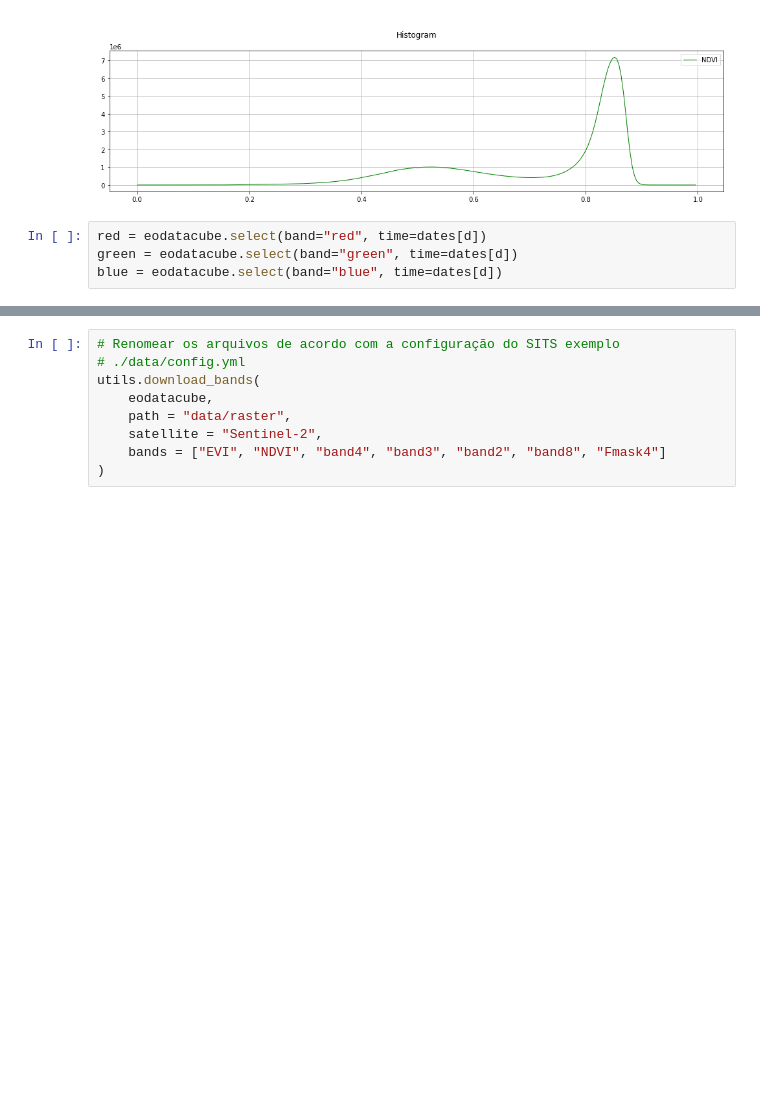
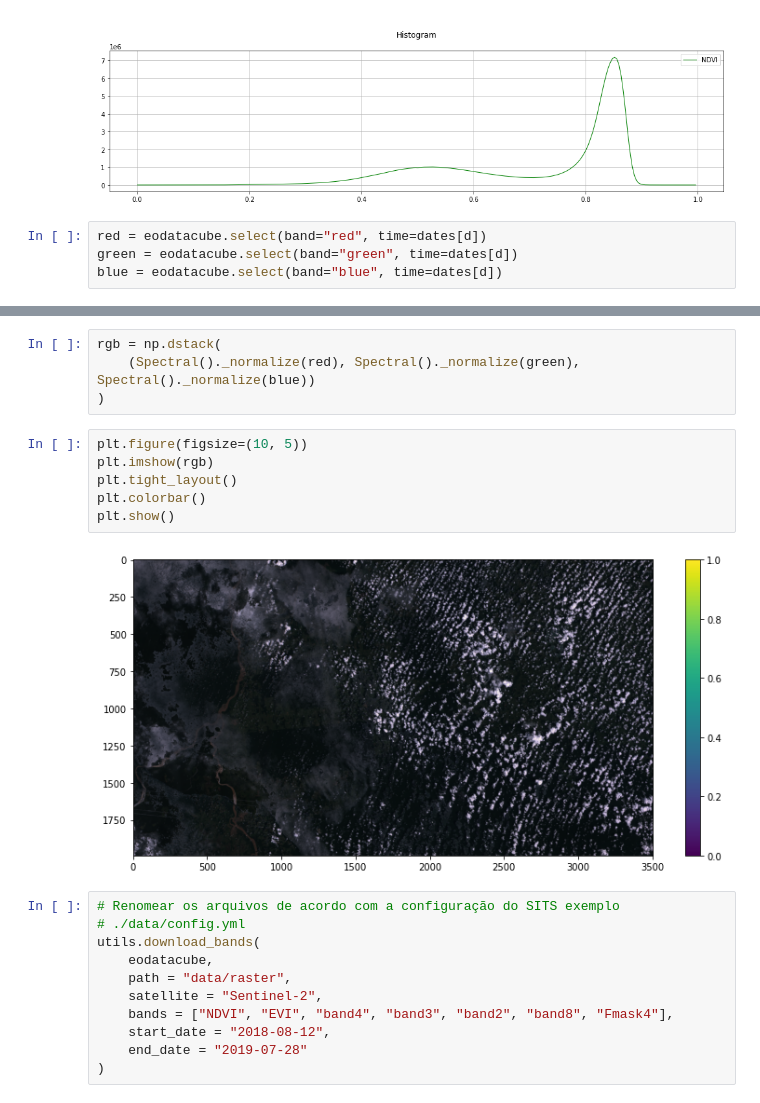
Before and after one commit to AbnerErnaniADSFatec/sample-assessment-data-science, a Jupyter notebook: ImageProcessingSER413TrabalhoFinalAbnerAnjos.ipynb, the cells around one changed output, grey strips where cells are left out. Cells and saved outputs as stored; diff of their text form; blank space fills up the shorter version.

```diff
--- a/ImageProcessingSER413TrabalhoFinalAbnerAnjos.ipynb
+++ b/ImageProcessingSER413TrabalhoFinalAbnerAnjos.ipynb
@@ -101,3 +132,15 @@ blue = eodatacube.select(band="blue", time=dates[d])
+# %%
+rgb = np.dstack(
+    (Spectral()._normalize(red), Spectral()._normalize(green), Spectral()._normalize(blue))
+)
+# %%
+plt.figure(figsize=(10, 5))
+plt.imshow(rgb)
+plt.tight_layout()
+plt.colorbar()
+plt.show()
+# %% [output]
+[figure, added]
 # %%
 # Renomear os arquivos de acordo com a configuração do SITS exemplo
 # ./data/config.yml
@@ -105,5 +148,7 @@ utils.download_bands(
     eodatacube,
     path = "data/raster",
     satellite = "Sentinel-2",
-    bands = ["EVI", "NDVI", "band4", "band3", "band2", "band8", "Fmask4"]
+    bands = ["NDVI", "EVI", "band4", "band3", "band2", "band8", "Fmask4"],
+    start_date = "2018-08-12",
+    end_date = "2019-07-28"
 )
```
Also changed, not shown: parts of 8 cells of this notebook, 4 other files.
